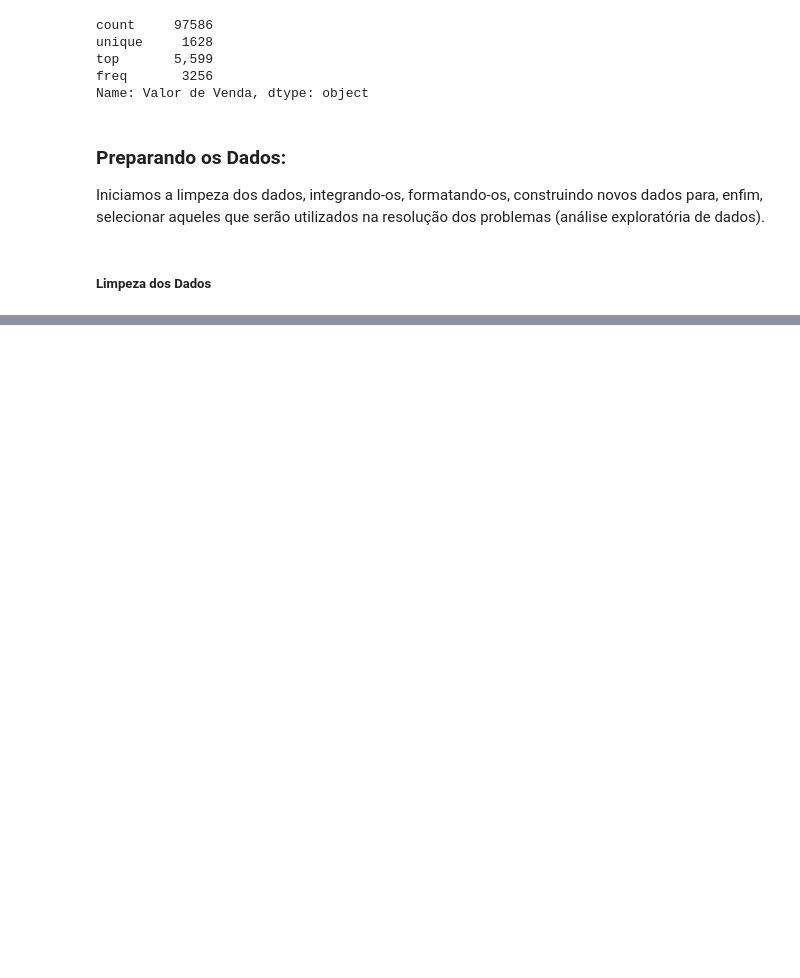
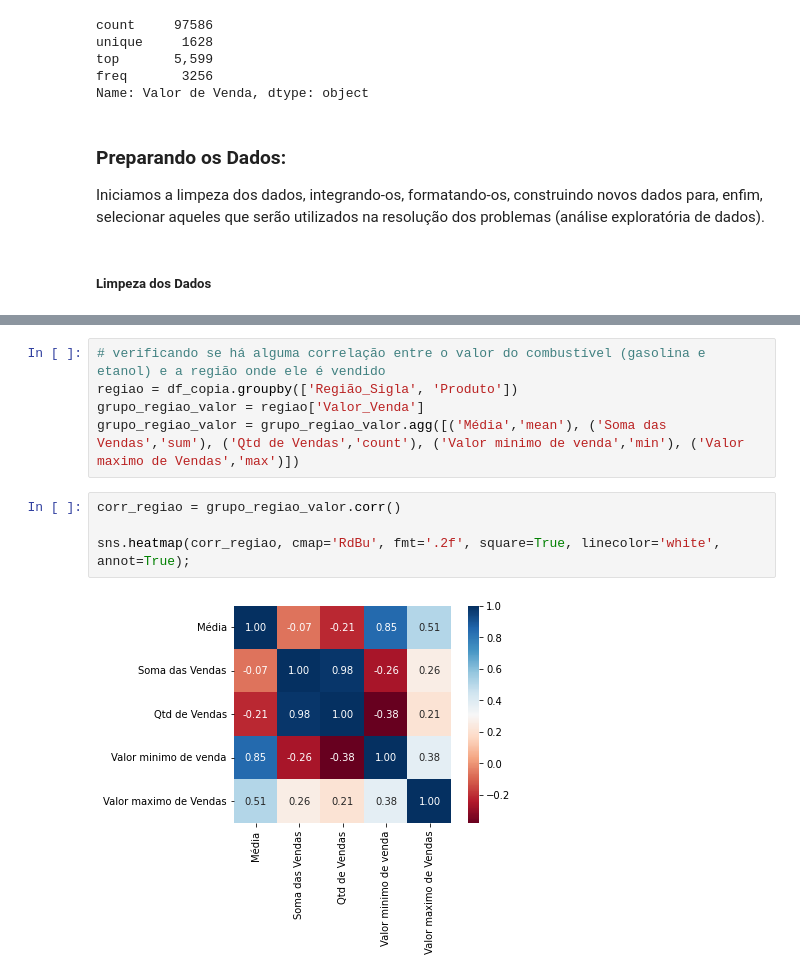
Before and after one commit to LeGuigs/Projeto_M4_DA, a Jupyter notebook: Notebook_Projeto_M4_Grupo4_ANP.ipynb, the cells around one changed output, grey strips where cells are left out. Cells and saved outputs as stored; diff of their text form; blank space fills up the shorter version.

```diff
--- a/Notebook_Projeto_M4_Grupo4_ANP.ipynb
+++ b/Notebook_Projeto_M4_Grupo4_ANP.ipynb
@@ -241,0 +620,11 @@ df_copia
+# %%
+# verificando se há alguma correlação entre o valor do combustível (gasolina e etanol) e a região onde ele é vendido
+regiao = df_copia.groupby(['Região_Sigla', 'Produto'])
+grupo_regiao_valor = regiao['Valor_Venda']
+grupo_regiao_valor = grupo_regiao_valor.agg([('Média','mean'), ('Soma das Vendas','sum'), ('Qtd de Vendas','count'), ('Valor minimo de venda','min'), ('Valor maximo de Vendas','max')])
+# %%
+corr_regiao = grupo_regiao_valor.corr()
+
+sns.heatmap(corr_regiao, cmap='RdBu', fmt='.2f', square=True, linecolor='white', annot=True);
+# %% [output]
+[figure, added]
```
Also changed, not shown: parts of 33 cells of this notebook.
